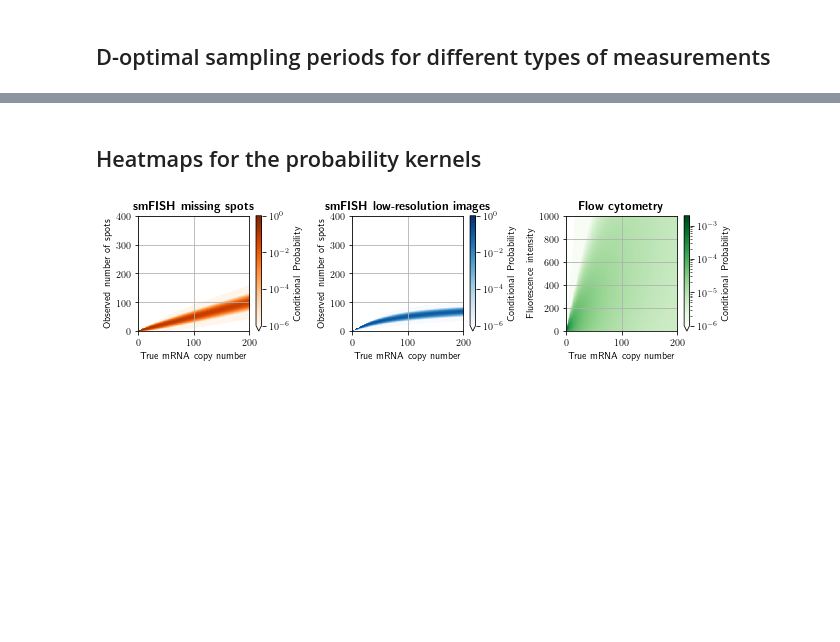
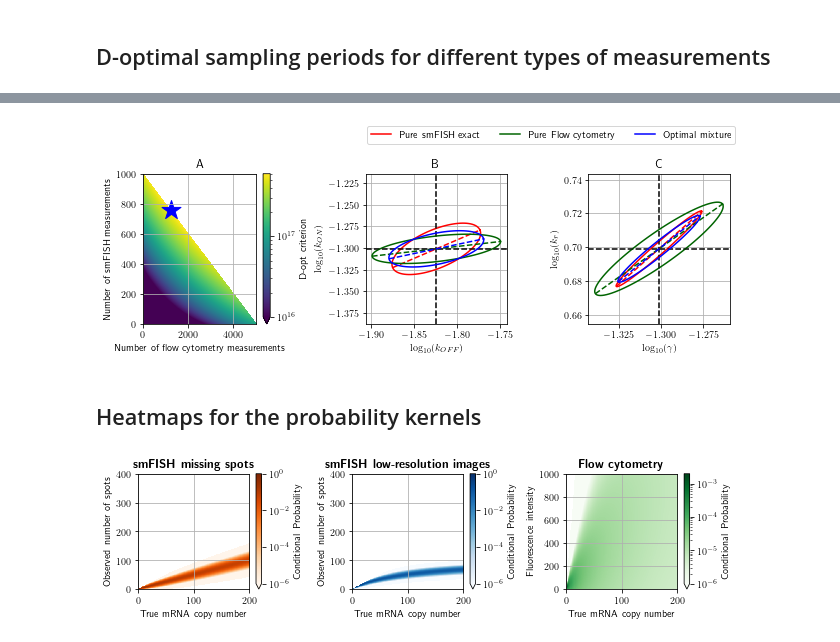
Before and after one commit to voduchuy/NoisyMeasurementFIM, a Jupyter notebook: bursting_gene/bursting_gene_plots.ipynb, the cells around one changed output, grey strips where cells are left out. Cells and saved outputs as stored; diff of their text form; code cells hidden in the pictures; blank space fills up the shorter version.

```diff
--- a/bursting_gene/bursting_gene_plots.ipynb
+++ b/bursting_gene/bursting_gene_plots.ipynb
@@ -193,3 +202,62 @@ fig.savefig("figs/mixture_dopt.png", bbox_inches="tight", dpi=300)
+# %%
+import matplotlib.colors as Colors
+
+fig, axs = plt.subplots(1,3)
+fig.set_size_inches(9, 3)
+fig.set_tight_layout(True)
+
+mixture_plot = axs[0].pcolorfast(obj_values, norm=Colors.LogNorm(vmin=1.0E16, vmax=6E17))
+fig.colorbar(mixture_plot, ax=axs[0], orientation='vertical', extend='min',
+             label=r"D-opt criterion")
+axs[0].scatter(opt_mixture[1], opt_mixture[0], 400, marker='*', color="blue")
+axs[0].set_xlabel("Number of flow cytometry measurements")
+axs[0].set_ylabel("Number of smFISH measurements")
+
+for meas in ['exact', 'flowcyt']:
+    idx_opt = opt_rates[meas]
+    fims = fim_multi_cells_times[meas]
+    dets = det_fim_multi_cells_times[meas]
+
+    plot_conf_ellipse(fims[idx_opt],
+                      3,
+                      axs[1],
+                      [1,0],
+                      theta,
+                      colors[meas], f'Pure {labels[meas]}')
+    plot_conf_ellipse(fims[idx_opt],
+                      3,
+                      axs[2],
+                      [3,2],
+                      theta, colors[meas], f'Pure {meas}')
+plot_conf_ellipse(fim_mix_opt,
+                      3,
+                      axs[1],
+                      [1,0],
+                      theta,
+                      'blue', 'Optimal mixture')
+plot_conf_ellipse(fim_mix_opt,
+                  3,
+                  axs[2],
+                  [3,2],
+                  theta, 'blue', 'Optimal mixture')
+
+h, l = axs[1].get_legend_handles_labels()
+fig.legend(h, l, bbox_to_anchor=(0, 1, 1, 1), loc='lower right', ncol=5)
+
+for j in range(1, 3):
+    axs[j].set_aspect('equal', 'datalim')
+    axs[j].grid()
+axs[1].set_ylabel('$\log_{10}({k_{ON}})$')
+axs[1].set_xlabel('$\log_{10}({k_{OFF}})$')
+axs[2].set_ylabel('$\log_{10}({k_{r}})$')
+axs[2].set_xlabel('$\log_{10}({\gamma})$')
+axs[0].grid()
+axs[0].set_title('A')
+axs[1].set_title('B')
+axs[2].set_title('C')
+fig.savefig("figs/mixture_dopt.png", dpi=300, bbox_inches="tight")
+# %% [output]
+[figure, added]
 # %% [markdown]
 ## Heatmaps for the probability kernels
 # %%
```
Also changed, not shown: parts of 6 cells of this notebook, 3 other files.
